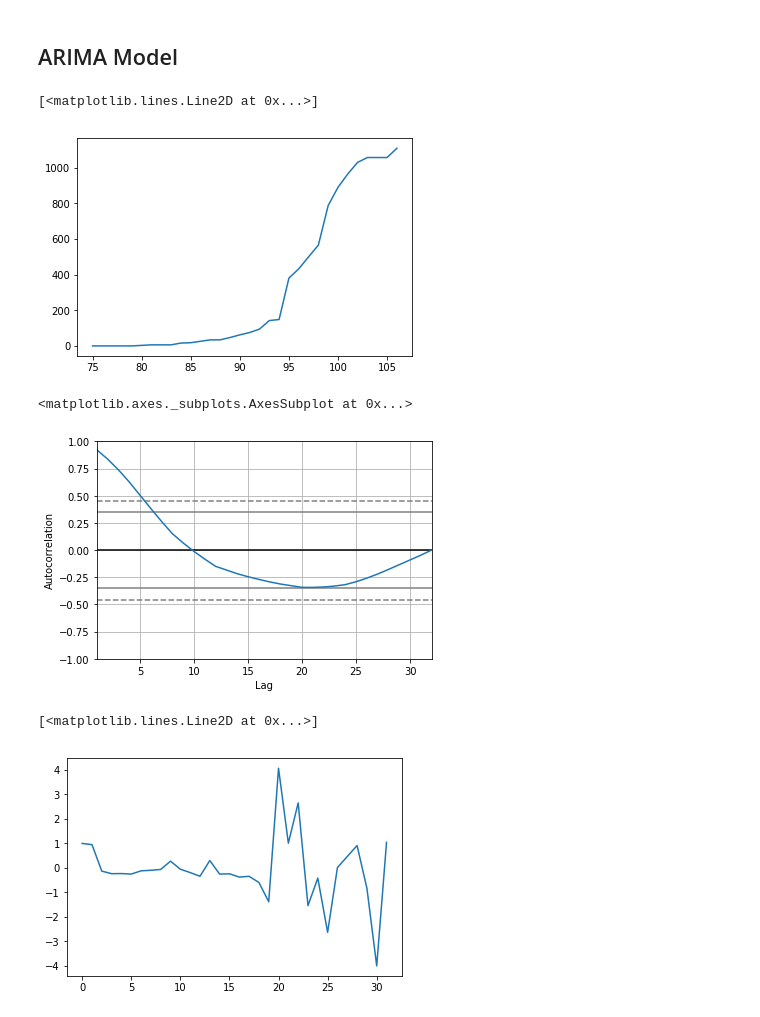
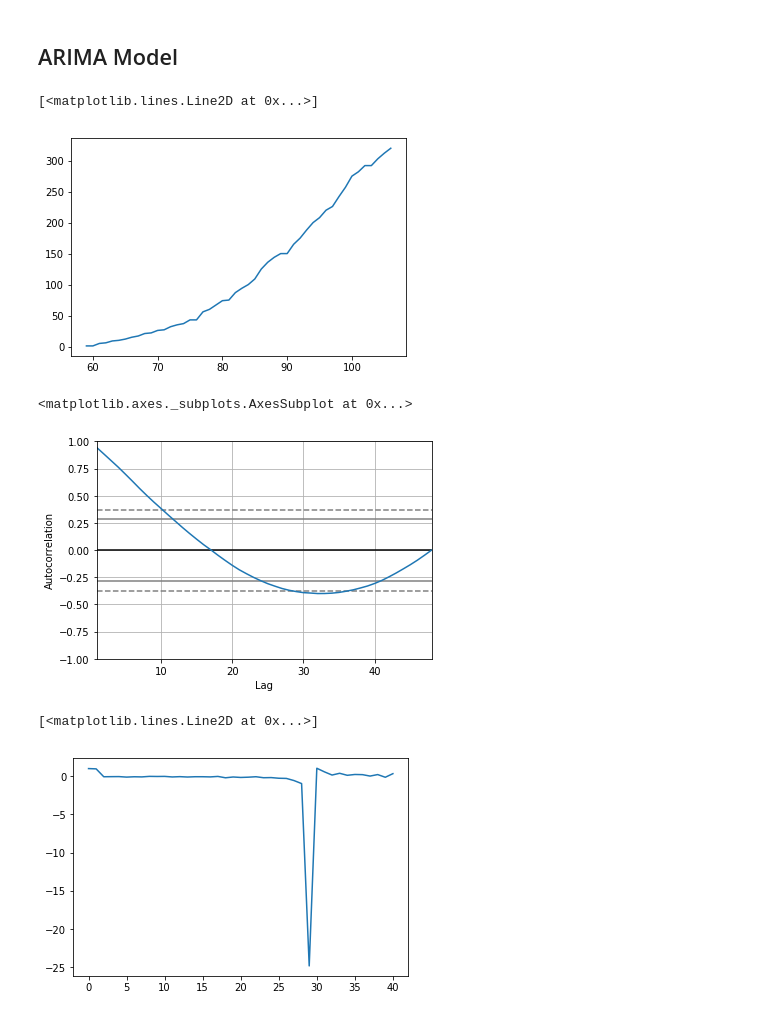
Before and after one commit to majesticfish/CS156B-Covid-Challenge, a Jupyter notebook: exploratory/Sean's Notebook/Get sum data.ipynb, the cells around one changed output. Cells and saved outputs as stored; diff of their text form; code cells hidden in the pictures.

```diff
--- a/exploratory/Sean's Notebook/Get sum data.ipynb
+++ b/exploratory/Sean's Notebook/Get sum data.ipynb
@@ -306,21 +306,21 @@ stationary 817, non-stat 200
 ## ARIMA Model
 # %%
 # some counties: King (53033), NYC (36061), Chicago (17031), LA (6037), Wayne, MI (26163), Queens(36059), King (nyc) (36047)
-X, y = get_cum_deaths(36059)
+X, y = get_cum_deaths(53033)
 plt.plot(X,y)
 # %% [output]
 [<matplotlib.lines.Line2D at 0x...>]
-[figure, old version]
+[figure, new version]
 # %%
 autocorrelation_plot(y)
 # %% [output]
 <matplotlib.axes._subplots.AxesSubplot at 0x...>
-[figure, old version]
+[figure, new version]
 # %%
 plt.plot(pacf(y))
 # %% [output]
 [<matplotlib.lines.Line2D at 0x...>]
-[figure, old version]
+[figure, new version]
 # %%
 model = ARIMA(y, order=(5,2,1))
 model_fit = model.fit(disp=0)
```
Also changed, not shown: parts of 3 cells of this notebook.
